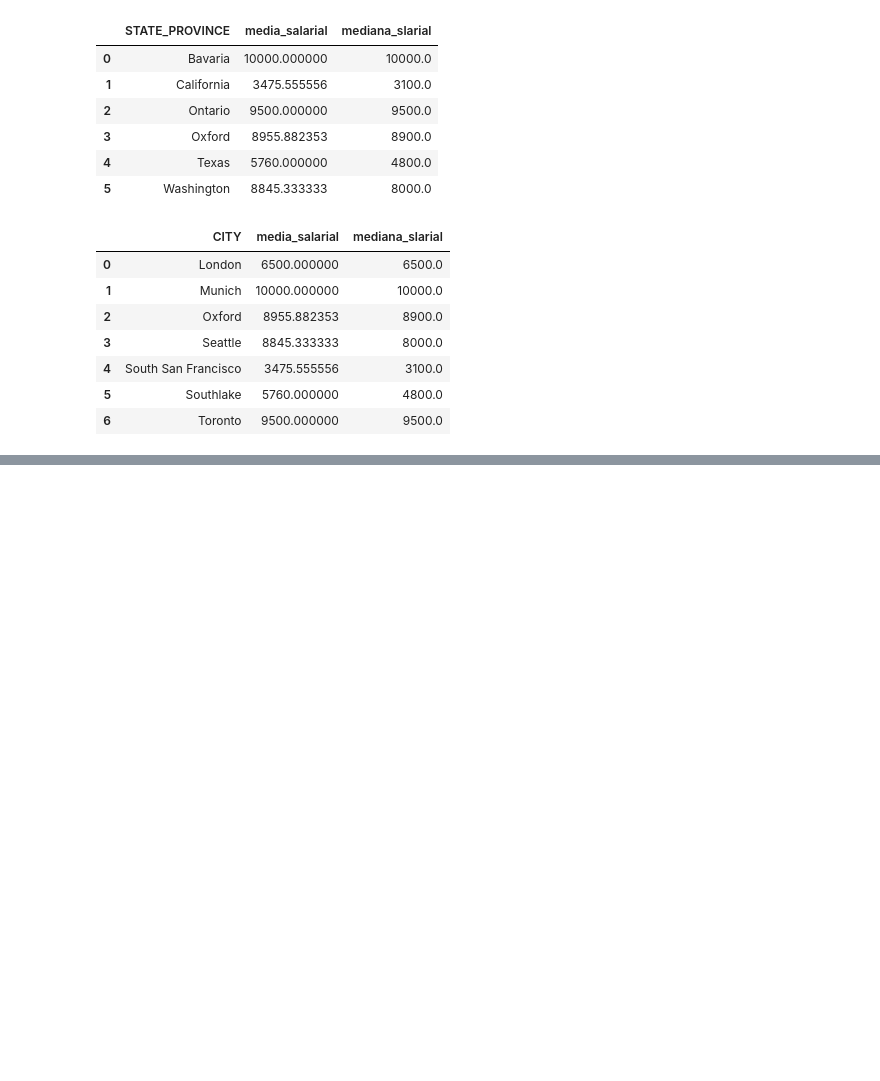
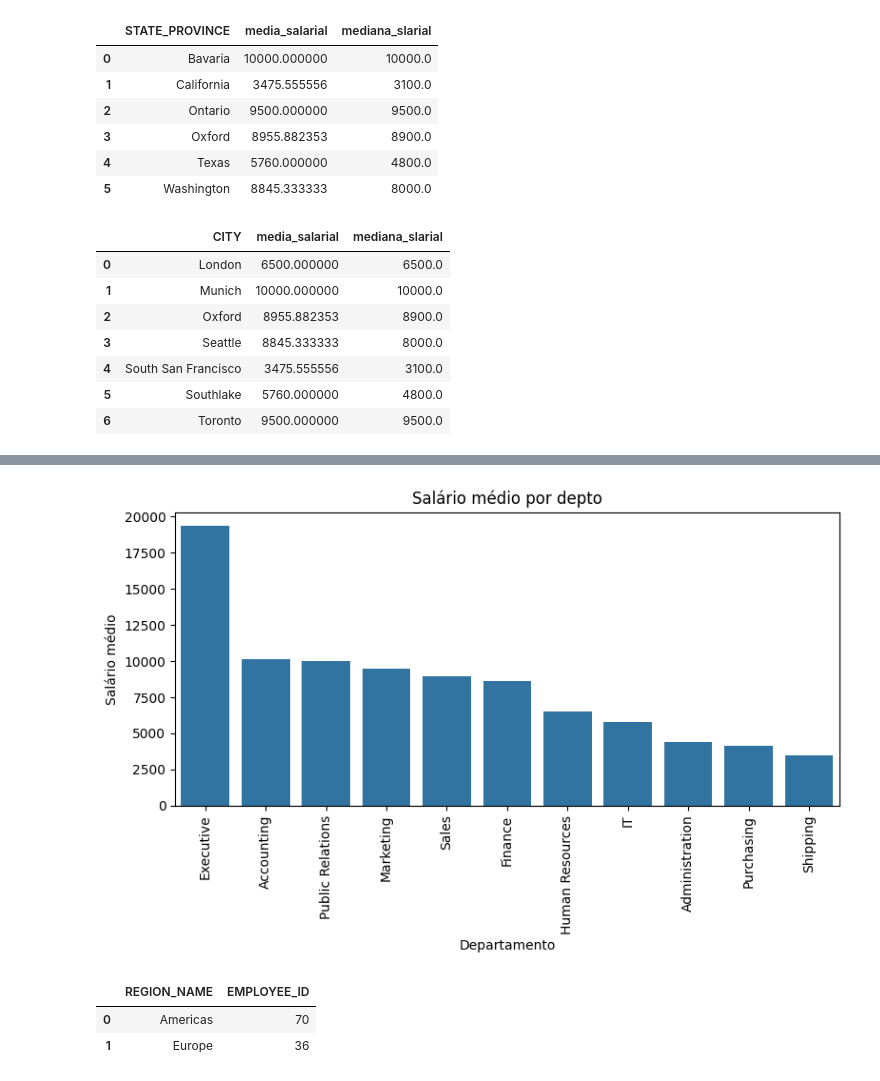
Before and after one commit to Visualizacao-Dados-BI-T3/mod1-projeto-avaliativo, a Jupyter notebook: notebook/projeto_avaliativo.ipynb, the cells around one changed output, grey strips where cells are left out. Drawn from its saved outputs; the diff is of its cells as text; code cells hidden in the pictures; blank space fills up the shorter version.

```diff
--- a/notebook/projeto_avaliativo.ipynb
+++ b/notebook/projeto_avaliativo.ipynb
@@ -643,0 +717,24 @@ df2.groupby("CITY").agg(
+# %%
+plt.figure(figsize=(9,4))
+
+sns.barplot(salario_depto, x="nome_depto", y="salario_medio")
+
+
+plt.title("Salário médio por depto")
+
+plt.xlabel("Departamento")
+plt.ylabel("Salário médio")
+
+plt.xticks(rotation=90)
+
+plt.show()
+# %% [output]
+[figure, added]
+# %%
+funcionarios_regiao = (df2.groupby("REGION_NAME")["EMPLOYEE_ID"].count()).reset_index()
+
+funcionarios_regiao
+# %% [output]
+|  | REGION_NAME | EMPLOYEE_ID |
+| 0 | Americas | 70 |
+| 1 | Europe | 36 |
```
Also changed, not shown: parts of 11 cells of this notebook.
